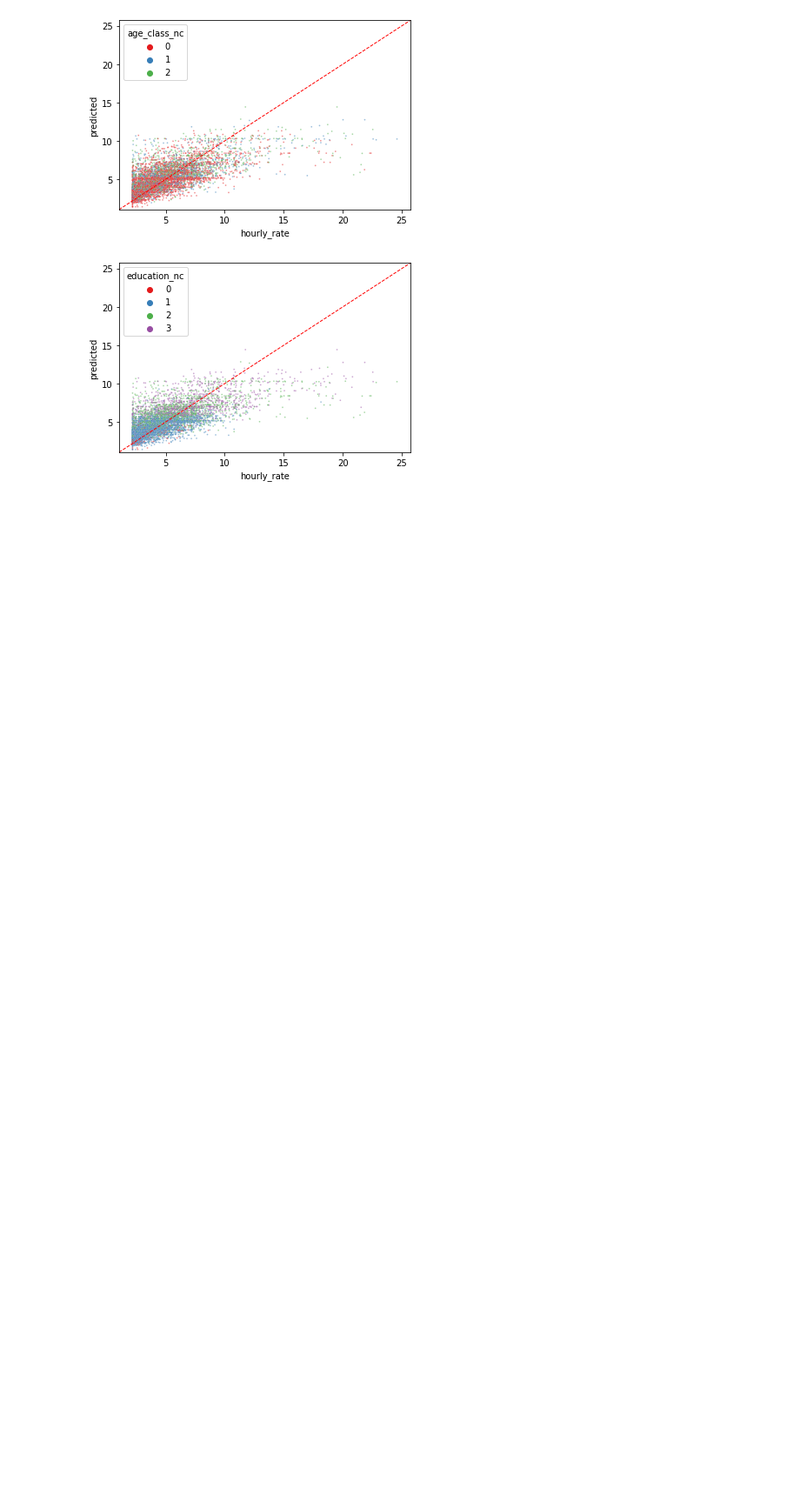
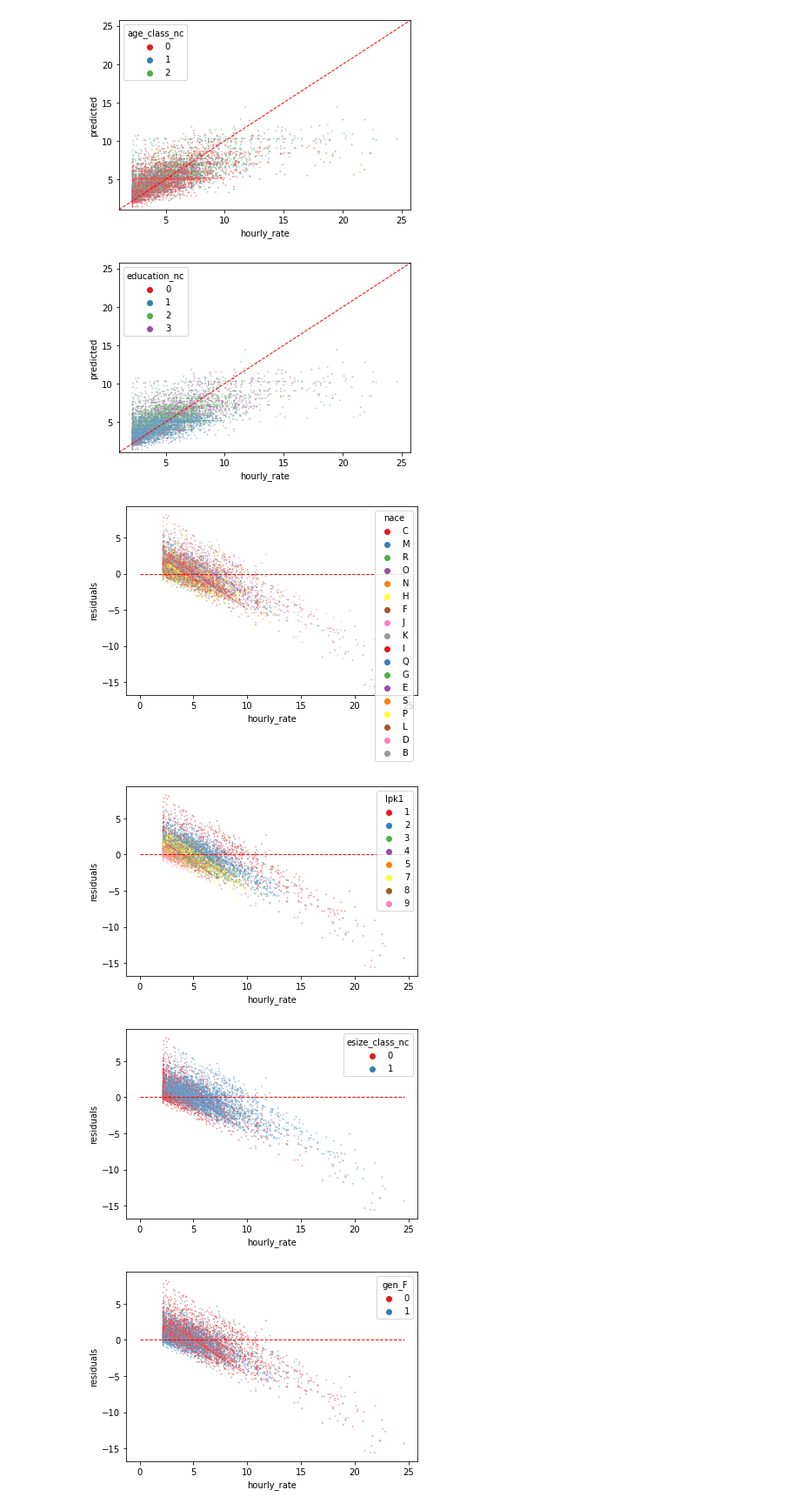
Before and after one commit to EdvinasStonevicius/LT-national-salary-analysis, a Jupyter notebook: python/03-Machine_learning_0_base.ipynb, the cells around one changed output. Shown at 87% size. Cells and saved outputs as stored; diff of their text form; code cells hidden in the pictures; blank space fills up the shorter version.

```diff
--- a/python/03-Machine_learning_0_base.ipynb
+++ b/python/03-Machine_learning_0_base.ipynb
@@ -102,11 +102,12 @@ y_test_pred = model.predict(X_test)
 # %%
 def merge_prediction_data(labels, prediction, data):
     """Merge model prediction with initial data based on indexes in train and test sets"""
-    df=labels.to_frame()
-    df['predicted']=prediction
-    df_w_data =pd.merge(df, data, left_index=True, right_index=True, indicator=False)
+    df = labels.to_frame()
+    df['predicted'] = prediction
+    df_w_data = pd.merge(df, data, left_index=True, right_index=True, indicator=False)
     df_w_data.rename(columns={'hourly_rate_x':'hourly_rate'}, inplace=True)
     df_w_data.drop(columns='hourly_rate_y', inplace=True)
+    df_w_data['residuals'] =  df_w_data['predicted'] -  df_w_data['hourly_rate']
     return df_w_data
 # %%
 train=merge_prediction_data(y_train, y_train_pred, data)
@@ -144,3 +145,13 @@ for feature in ['nace', 'lpk1',  'esize_class_nc', 'gen_F', 'age_class_nc', 'edu
 [figure]
 [figure]
 [figure]
+# %%
+for feature in ['nace', 'lpk1',  'esize_class_nc', 'gen_F', 'age_class_nc', 'education_nc']:
+    sns.scatterplot(data=test, x='hourly_rate', y='residuals', s=3, hue=feature, alpha=0.5, palette='Set1')
+    plt.hlines(xmin=0, xmax=max(test['hourly_rate']) , y=0, linestyle='--', color='r', lw=1)
+    plt.show();
+# %% [output]
+[figure, added]
+[figure, added]
+[figure, added]
+[figure, added]
```
Also changed, not shown: parts of 2 cells of this notebook.
